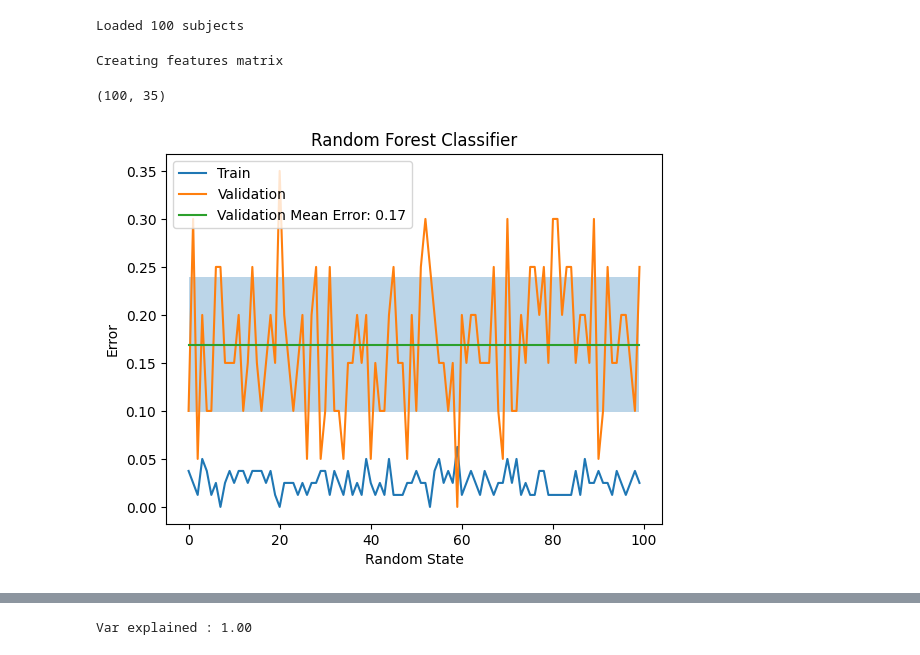
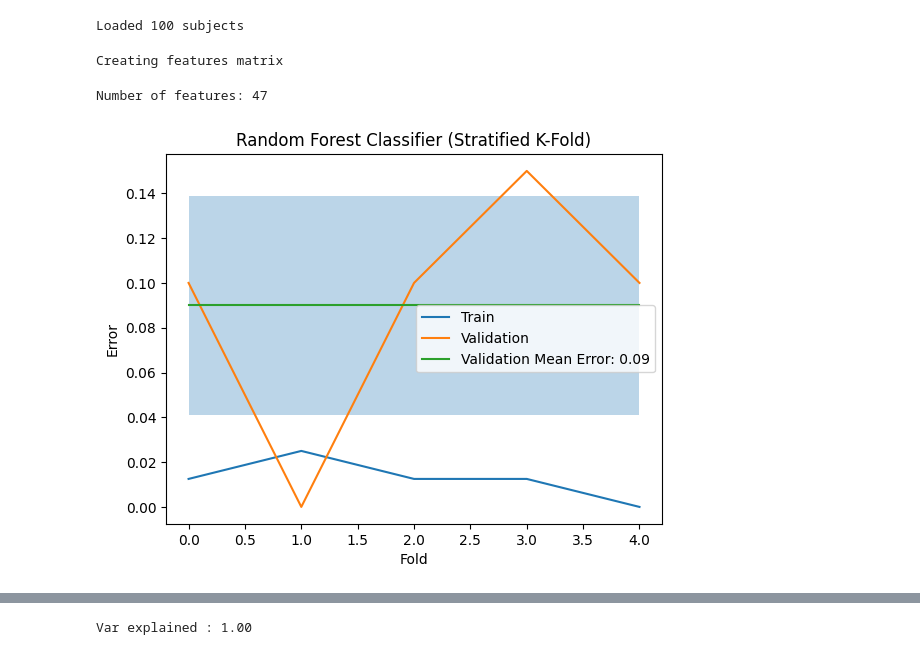
Before and after one commit to clementgilli/Cardiac-Pathology-Prediction, a Jupyter notebook: worksheet.ipynb, the cells around one changed output, grey strips where cells are left out. Cells and saved outputs as stored; diff of their text form; code cells hidden in the pictures.

```diff
--- a/worksheet.ipynb
+++ b/worksheet.ipynb
@@ -9,41 +10,54 @@ dataset = load_dataset("Train")
 # %% [output]
 Loaded 100 subjects
 # %%
-X,y = create_features_matrix(dataset, category=True, dataframe=False)
+X,y = create_features_matrix(dataset, category=True)
+print(f"Number of features: {X.shape[1]}")
 # %% [output]
 Creating features matrix
+Number of features: 47
-# %%
-X.shape
-# %% [output]
-(100, 35)
 # %%
-K = 100
+K = 5
 N_ESTIMATORS = 100
-MAX_DEPTH = 7
-MAX_FEATURES="sqrt"
-MIN_SAMPLES_SPLIT=5
-MIN_SAMPLES_LEAF=3
+MAX_DEPTH = 5
+MAX_FEATURES = "log2"
+MIN_SAMPLES_SPLIT = 10
+MIN_SAMPLES_LEAF = 2
 
 train_errors = []
 val_errors = []
-for i in range(K):
-    X_train, X_val, y_train, y_val = train_test_split(X, y, test_size=0.2, random_state=i)
-    model = RandomForestClassifier(n_estimators=N_ESTIMATORS, max_depth=MAX_DEPTH,max_features=MAX_FEATURES, min_samples_split=MIN_SAMPLES_SPLIT, min_samples_leaf=MIN_SAMPLES_LEAF,random_state=0)
+
+kf = StratifiedKFold(n_splits=K, shuffle=True, random_state=0)
+
+for train_index, val_index in kf.split(X, y):
+    X_train, X_val = X[train_index], X[val_index]
+    y_train, y_val = y[train_index], y[val_index]
+
+    model = RandomForestClassifier(
+        n_estimators=N_ESTIMATORS,
+        max_depth=MAX_DEPTH,
+        max_features=MAX_FEATURES,
+        min_samples_split=MIN_SAMPLES_SPLIT,
+        min_samples_leaf=MIN_SAMPLES_LEAF,
+        random_state=0
+    )
+
     model.fit(X_train, y_train)
     train_errors.append(1 - model.score(X_train, y_train))
     val_errors.append(1 - model.score(X_val, y_val))
 
 mean_val_error = np.mean(val_errors)
 std_val_error = np.std(val_errors)
+
+# Plot des erreurs
 fig = plt.figure()
 plt.plot(range(K), train_errors, label="Train")
 plt.plot(range(K), val_errors, label="Validation")
-plt.plot(range(K), [mean_val_error]*K, label=f"Validation Mean Error: {mean_val_error:.2f}")
-plt.fill_between(range(K), [mean_val_error-std_val_error]*K, [mean_val_error+std_val_error]*K, alpha=0.3)
-plt.title("Random Forest Classifier")
-plt.xlabel("Random State")
+plt.plot(range(K), [mean_val_error] * K, label=f"Validation Mean Error: {mean_val_error:.2f}")
+plt.fill_between(range(K), [mean_val_error - std_val_error] * K, [mean_val_error + std_val_error] * K, alpha=0.3)
+plt.title("Random Forest Classifier (Stratified K-Fold)")
+plt.xlabel("Fold")
 plt.ylabel("Error")
 plt.legend()
 plt.show()
 # %% [output]
-[figure, old version]
+[figure, new version]
```
Also changed, not shown: parts of 9 cells of this notebook, 3 other files.
